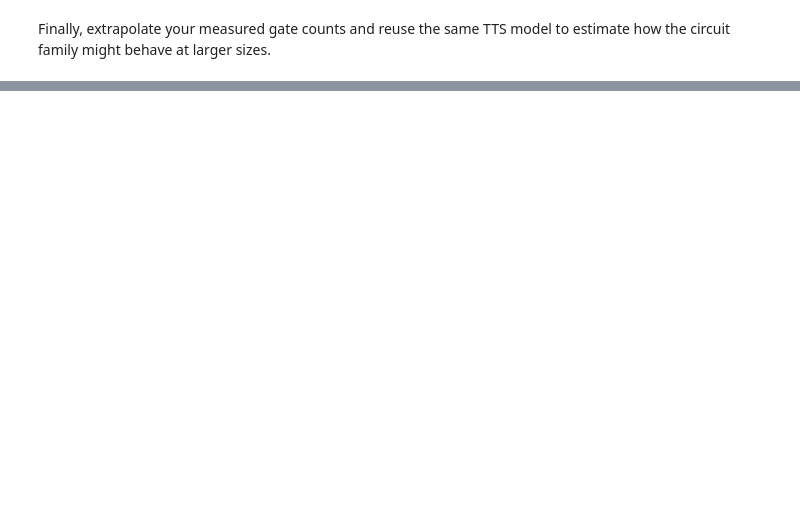
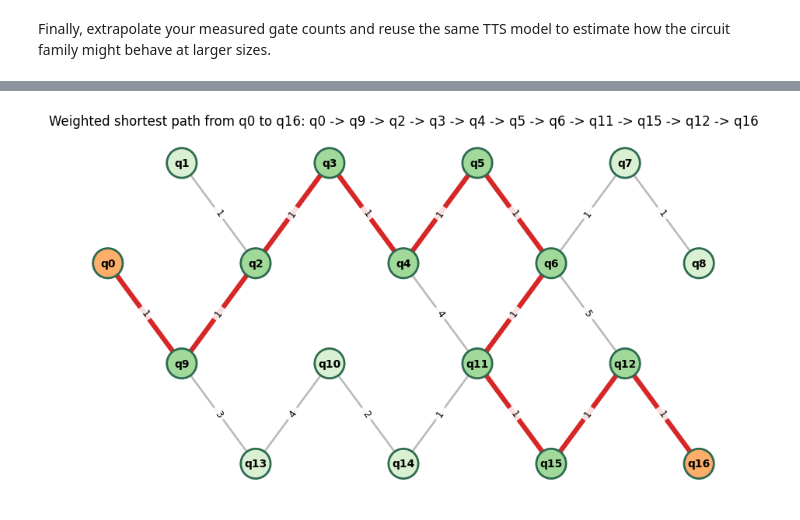
Before and after one commit to dqc-community/dqc-workshop-notebook, a Jupyter notebook: tutorial.ipynb, the cells around one changed output, grey strips where cells are left out. Drawn from its saved outputs; the diff is of its cells as text; code cells hidden in the pictures; blank space fills up the shorter version.

```diff
--- a/tutorial.ipynb
+++ b/tutorial.ipynb
@@ -1078,0 +1260,58 @@ plot_scaling_metric(
+# %%
+# Adding weights can change which path is shortest
+weighted_edges = [
+    ('q1', 'q2', 1), ('q2', 'q3', 1), ('q3', 'q4', 1), ('q4', 'q5', 1),
+    ('q5', 'q6', 1), ('q6', 'q7', 1), ('q7', 'q8', 1), ('q0', 'q9', 1),
+    ('q9', 'q2', 1), ('q4', 'q11', 4), ('q11', 'q6', 1), ('q6', 'q12', 5),
+    ('q9', 'q13', 3), ('q13', 'q10', 4), ('q10', 'q14', 2), ('q14', 'q11', 1),
+    ('q11', 'q15', 1), ('q15', 'q12', 1), ('q12', 'q16', 1),
+]
+
+weighted_graph = nx.Graph()
+weighted_graph.add_weighted_edges_from(weighted_edges)
+weighted_path = nx.shortest_path(weighted_graph, start, target, weight='weight')
+weighted_path_edges = set(zip(weighted_path[:-1], weighted_path[1:]))
+weighted_path_cost = nx.shortest_path_length(weighted_graph, start, target, weight='weight')
+
+edge_colors = [
+    '#d62728' if edge in weighted_path_edges or edge[::-1] in weighted_path_edges else '0.72'
+    for edge in weighted_graph.edges()
+]
+edge_widths = [
+    4.5 if edge in weighted_path_edges or edge[::-1] in weighted_path_edges else 1.8
+    for edge in weighted_graph.edges()
+]
+node_colors = [
+    '#fdae6b' if node in {start, target}
+    else '#a1d99b' if node in weighted_path
+    else '#d9f0d3'
+    for node in weighted_graph.nodes()
+]
+
+plt.figure(figsize=(9.5, 5.2))
+nx.draw_networkx(
+    weighted_graph,
+    heavy_hex_pos,
+    node_size=760,
+    node_color=node_colors,
+    edge_color=edge_colors,
+    edgecolors='#2d6a4f',
+    linewidths=2,
+    width=edge_widths,
+    font_size=10,
+    font_weight='bold',
+)
+nx.draw_networkx_edge_labels(
+    weighted_graph,
+    heavy_hex_pos,
+    edge_labels=nx.get_edge_attributes(weighted_graph, 'weight'),
+    font_size=9,
+    bbox={'fc': 'white', 'ec': 'none', 'alpha': 0.85},
+)
+path_label = ' -> '.join(weighted_path)
+plt.title(f'Weighted shortest path from {start} to {target}: {path_label}')
+plt.axis('off')
+plt.tight_layout()
+plt.show()
+# %% [output]
+[figure, added]
```
Also changed, not shown: parts of 30 cells of this notebook.
